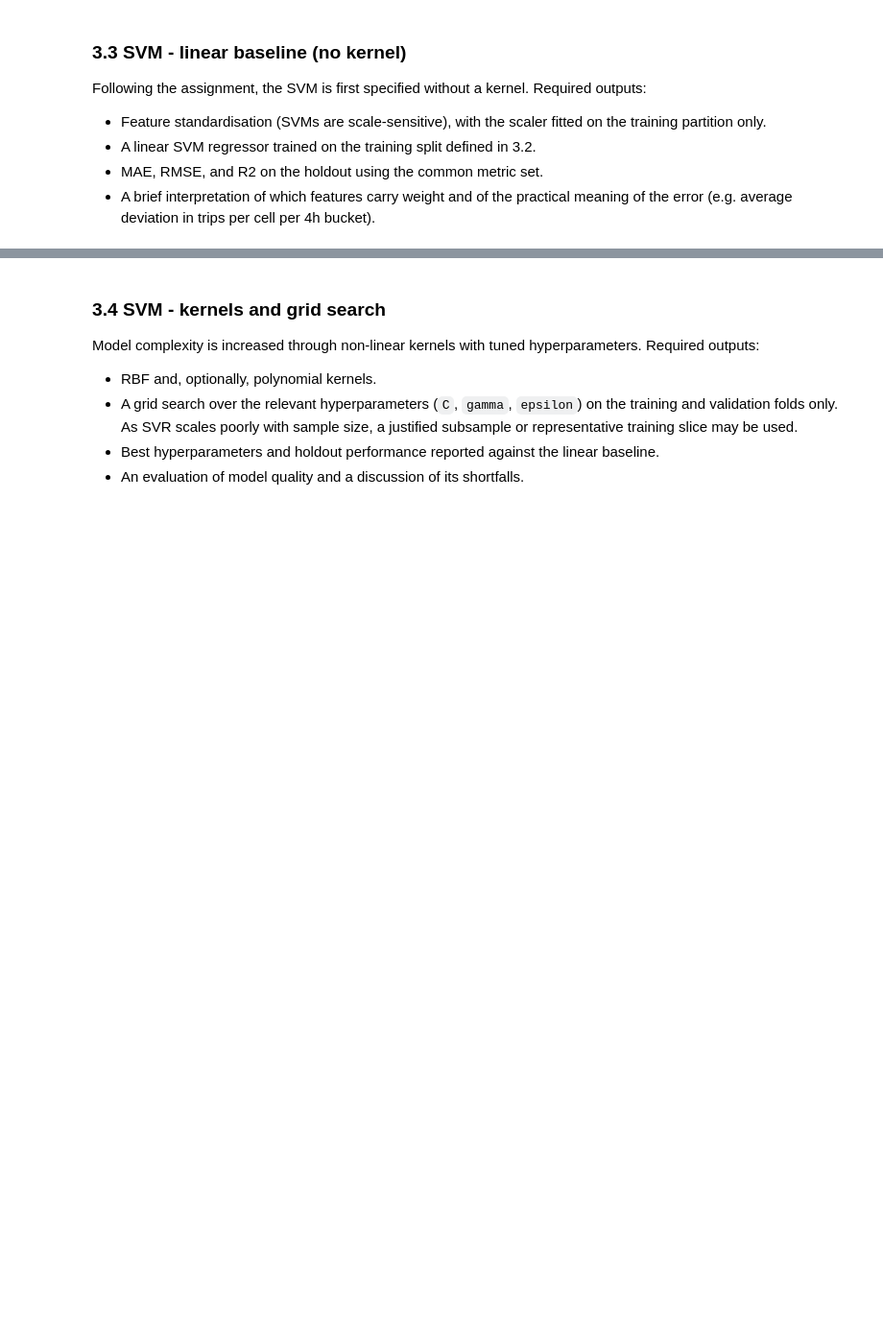
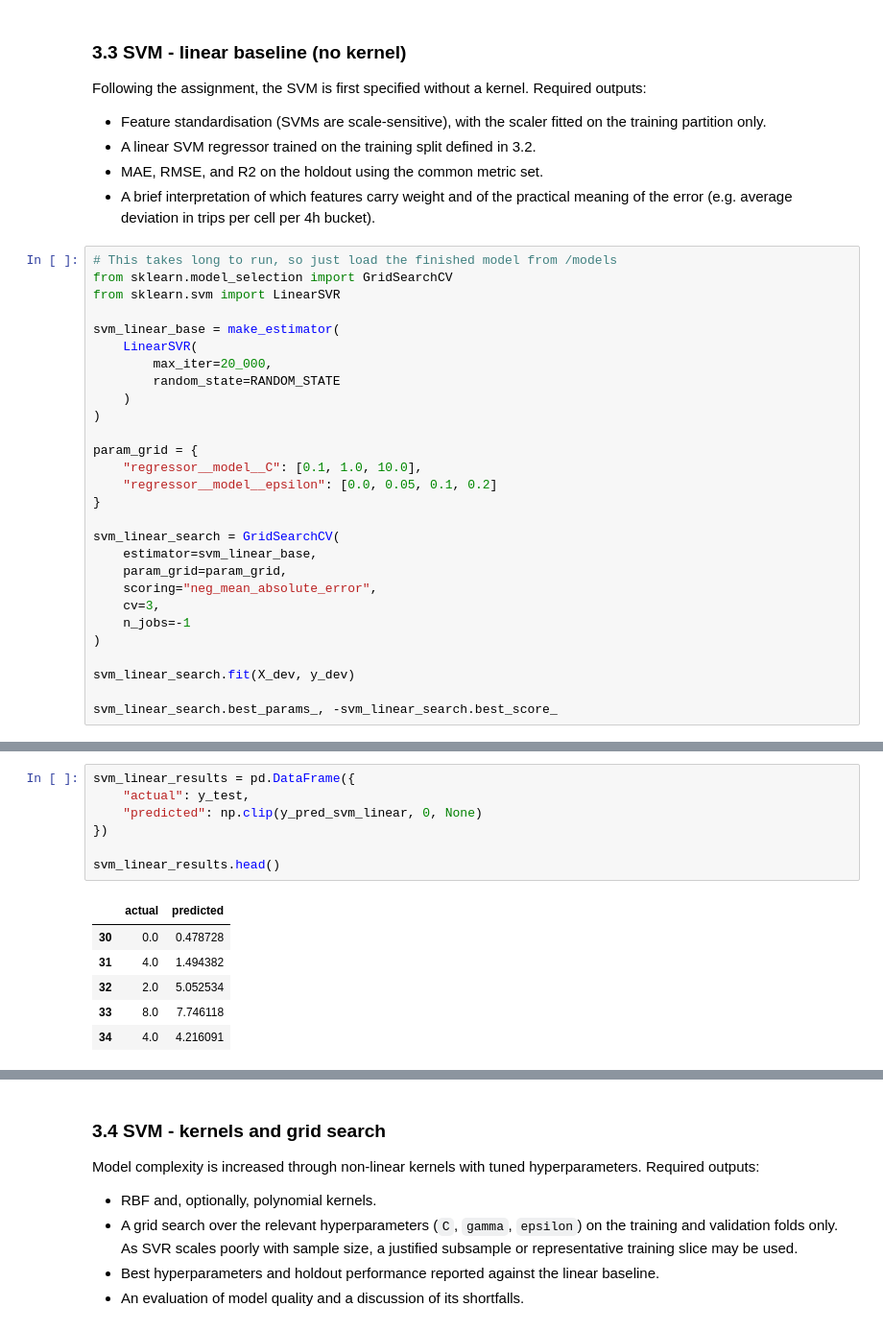
Before and after one commit to mariusmeurer/AAA-assignment, a Jupyter notebook: task3/Task3.ipynb, the cells around one changed output, grey strips where cells are left out. Shown at 96% size. Saved outputs shown, nothing was run; the diff lists cells and outputs as text; blank space fills up the shorter version.

```diff
--- a/task3/Task3.ipynb
+++ b/task3/Task3.ipynb
@@ -354,3 +354,31 @@ Following the assignment, the SVM is first specified without a kernel. Required
 - A linear SVM regressor trained on the training split defined in 3.2.
 - MAE, RMSE, and R2 on the holdout using the common metric set.
 - A brief interpretation of which features carry weight and of the practical meaning of the error (e.g. average deviation in trips per cell per 4h bucket).
+# %%
+# This takes long to run, so just load the finished model from /models
+from sklearn.model_selection import GridSearchCV
+from sklearn.svm import LinearSVR
+
+svm_linear_base = make_estimator(
+    LinearSVR(
+        max_iter=20_000,
+        random_state=RANDOM_STATE
+    )
+)
+
+param_grid = {
+    "regressor__model__C": [0.1, 1.0, 10.0],
+    "regressor__model__epsilon": [0.0, 0.05, 0.1, 0.2]
+}
+
+svm_linear_search = GridSearchCV(
+    estimator=svm_linear_base,
+    param_grid=param_grid,
+    scoring="neg_mean_absolute_error",
+    cv=3,
+    n_jobs=-1
+)
+
+svm_linear_search.fit(X_dev, y_dev)
+
+svm_linear_search.best_params_, -svm_linear_search.best_score_
@@ -356,0 +403,14 @@ Following the assignment, the SVM is first specified without a kernel. Required
+# %%
+svm_linear_results = pd.DataFrame({
+    "actual": y_test,
+    "predicted": np.clip(y_pred_svm_linear, 0, None)
+})
+
+svm_linear_results.head()
+# %% [output]
+|  | actual | predicted |
+| 30 | 0.0 | 0.478728 |
+| 31 | 4.0 | 1.494382 |
+| 32 | 2.0 | 5.052534 |
+| 33 | 8.0 | 7.746118 |
+| 34 | 4.0 | 4.216091 |
```
Also changed, not shown: parts of 13 cells of this notebook, 2 other files.
